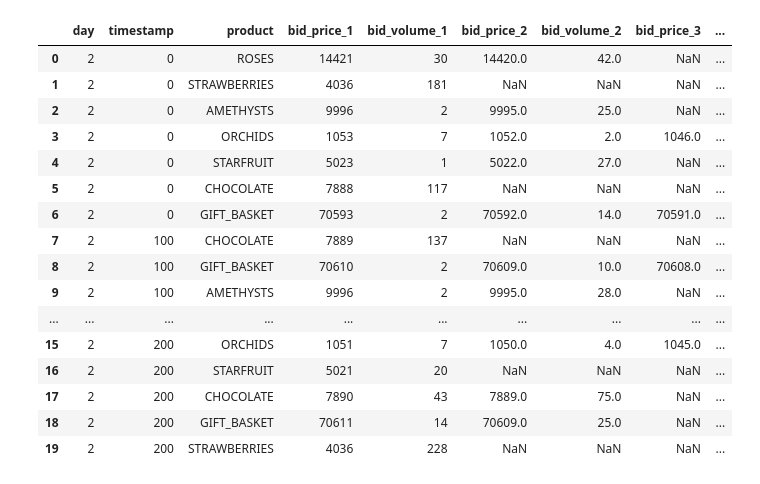
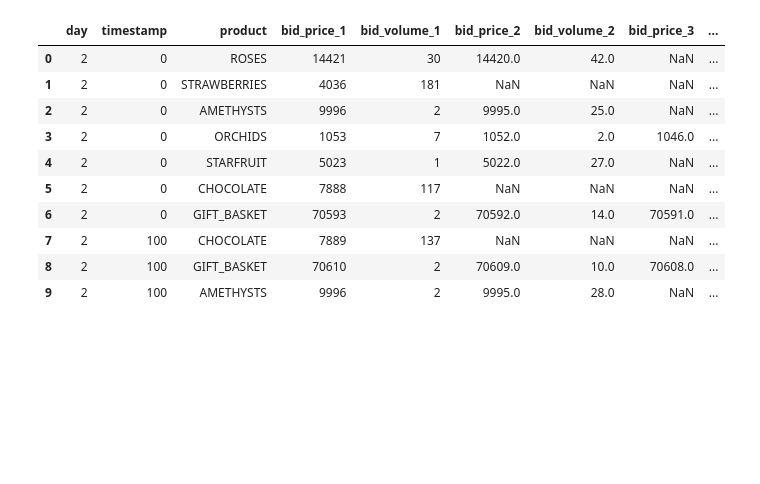
Before and after one commit to Gael-BB/Prosperity2, a Jupyter notebook: research/round3/submission_viewer.ipynb, the cells around one changed output. Cells and saved outputs as stored; diff of their text form; code cells hidden in the pictures; blank space fills up the shorter version.

```diff
--- a/research/round3/submission_viewer.ipynb
+++ b/research/round3/submission_viewer.ipynb
@@ -3,26 +3,20 @@ import numpy as np
 import pandas as pd
 import matplotlib.pyplot as plt
 # %%
-data = pd.read_csv('../prices/submission1_round_3.csv', header=0, sep=';')
-data.head(20)
+data = pd.read_csv('../prices/submission2_round_3.csv', header=0, sep=';')
+data.head(10)
 # %% [output]
 |  | day | timestamp | product | bid_price_1 | bid_volume_1 | bid_price_2 | bid_volume_2 | bid_price_3 | ... |
 | 0 | 2 | 0 | ROSES | 14421 | 30 | 14420.0 | 42.0 | NaN | ... |
 | 1 | 2 | 0 | STRAWBERRIES | 4036 | 181 | NaN | NaN | NaN | ... |
 | 2 | 2 | 0 | AMETHYSTS | 9996 | 2 | 9995.0 | 25.0 | NaN | ... |
 | 3 | 2 | 0 | ORCHIDS | 1053 | 7 | 1052.0 | 2.0 | 1046.0 | ... |
 | 4 | 2 | 0 | STARFRUIT | 5023 | 1 | 5022.0 | 27.0 | NaN | ... |
 | 5 | 2 | 0 | CHOCOLATE | 7888 | 117 | NaN | NaN | NaN | ... |
 | 6 | 2 | 0 | GIFT_BASKET | 70593 | 2 | 70592.0 | 14.0 | 70591.0 | ... |
 | 7 | 2 | 100 | CHOCOLATE | 7889 | 137 | NaN | NaN | NaN | ... |
 | 8 | 2 | 100 | GIFT_BASKET | 70610 | 2 | 70609.0 | 10.0 | 70608.0 | ... |
 | 9 | 2 | 100 | AMETHYSTS | 9996 | 2 | 9995.0 | 28.0 | NaN | ... |
-| ... | ... | ... | ... | ... | ... | ... | ... | ... | ... |
-| 15 | 2 | 200 | ORCHIDS | 1051 | 7 | 1050.0 | 4.0 | 1045.0 | ... |
-| 16 | 2 | 200 | STARFRUIT | 5021 | 20 | NaN | NaN | NaN | ... |
-| 17 | 2 | 200 | CHOCOLATE | 7890 | 43 | 7889.0 | 75.0 | NaN | ... |
-| 18 | 2 | 200 | GIFT_BASKET | 70611 | 14 | 70609.0 | 25.0 | NaN | ... |
-| 19 | 2 | 200 | STRAWBERRIES | 4036 | 228 | NaN | NaN | NaN | ... |
 # %%
 products = ['AMETHYSTS', 'STARFRUIT', 'ORCHIDS', 'CHOCOLATE', 'STRAWBERRIES', 'ROSES', 'GIFT_BASKET']
 prices = {}
```
Also changed, not shown: parts of 1 cell of this notebook, 3 other files.
